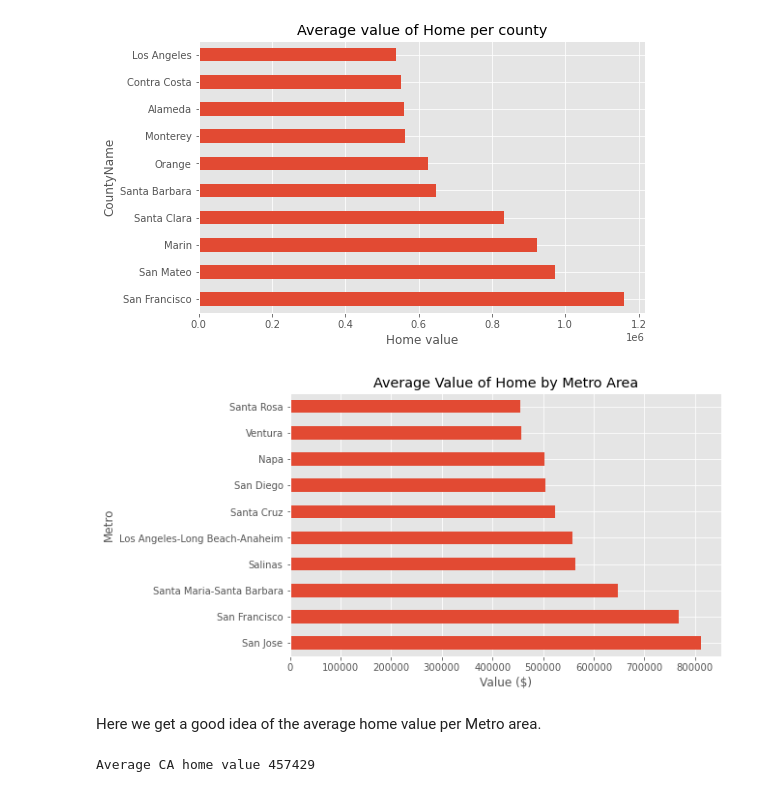
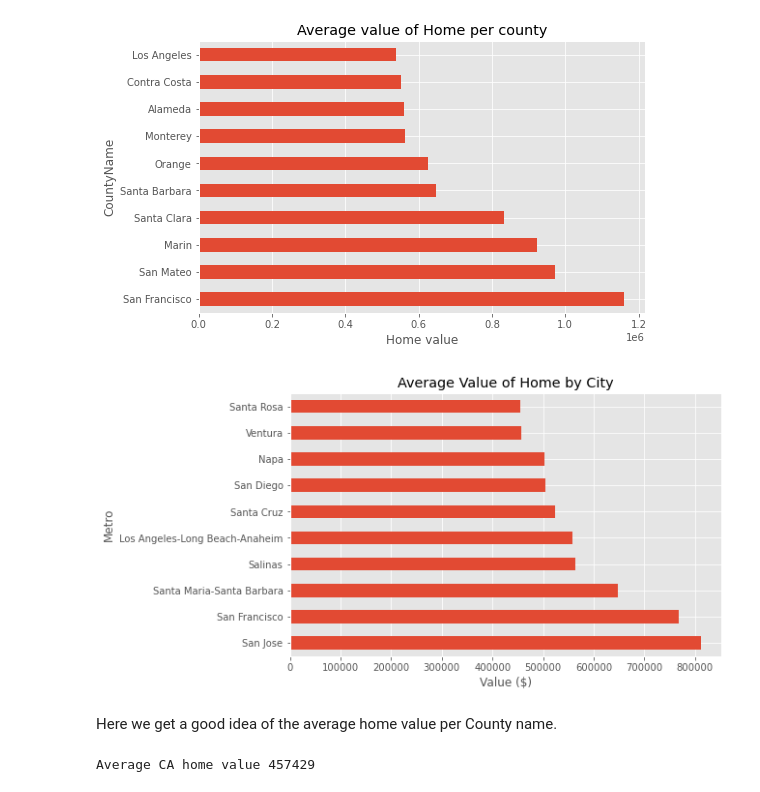
Before and after one commit to Milenaafeworki/Time-Series-prediction, a Jupyter notebook: starter_notebook.ipynb, the cells around one changed output. Drawn from its saved outputs; the diff is of its cells as text; code cells hidden in the pictures.

```diff
--- a/starter_notebook.ipynb
+++ b/starter_notebook.ipynb
@@ -180,2 +148,0 @@ dtype: int64
-# %%
-melted_df = melted_df.drop('Metro', axis=1, inplace=True)
@@ -200,14 +176,14 @@ plt.show()
 # %%
 fig = plt.figure(figsize=(8,5))
 metro.plot.barh()
-plt.title('Average Value of Home by Metro Area')
+plt.title('Average Value of Home by City')
 plt.xlabel('Value ($)')
 plt.show()
 # %% [output]
-[figure, old version]
+[figure, new version]
 # %% [markdown]
 
-Here we get a good idea of the average home value per Metro area.
+Here we get a good idea of the average home value per County name.
 # %%
 print('Average CA home value' ,round(melted_df['value'].mean()))
 # %% [output]
```
Also changed, not shown: parts of 93 cells of this notebook, 2 other files.
